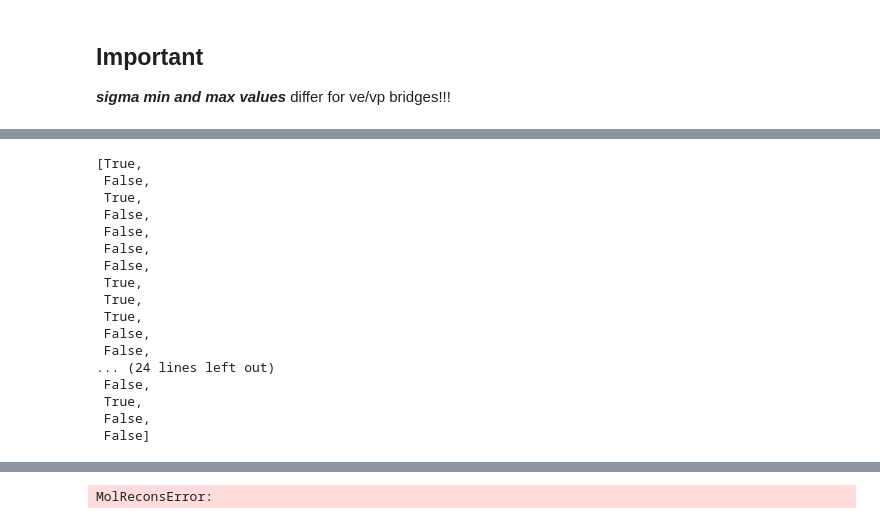
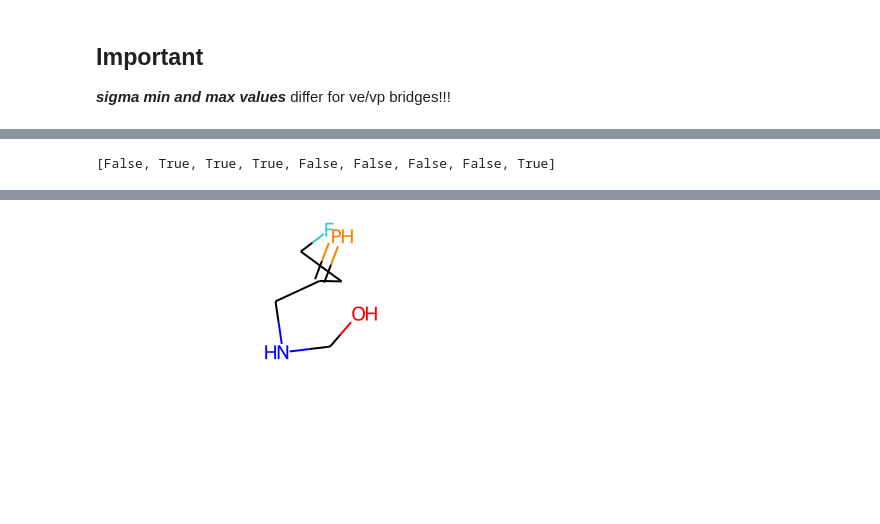
Before and after one commit to conghaowang/PP2Drug, a Jupyter notebook: src/notebooks/Sample.ipynb, the cells around one changed output, grey strips where cells are left out. Cells and saved outputs as stored; diff of their text form; code cells hidden in the pictures; blank space fills up the shorter version.

```diff
--- a/src/notebooks/Sample.ipynb
+++ b/src/notebooks/Sample.ipynb
@@ -292,4 +308,4 @@ tensor([[  2.4039,  -8.3499,  24.0440],
 # %%
-h_i = h[index_i][Gt_mask]
+h_i = h[index_i][Gt_mask[index_i]]
 h_i.size()
 # %% [output]
@@ -354,5 +374,9 @@ tensor([[0, 0, 0, 0, 0, 0, 1, 0, 0, 0, 0, 0, 0],
 # %%
 atom_index = h_class.detach().cpu()
-atom_type = get_atomic_number_from_index(atom_index)
+if h_onehot.size(-1) == 8:
+    index_to_atom_type = MAP_ATOMIC_NUMBER_TO_INDEX
+    atom_type = get_atomic_number_from_index(atom_index, index_to_atom_type=index_to_atom_type_aromatic)
+else:
+    atom_type = get_atomic_number_from_index(atom_index)
 atom_type
 # %% [output]
@@ -376,26 +384,13 @@ atom_type
 # %%
-atom_aromatic = is_aromatic_from_index(atom_index)
+if basic_mode:
+    atom_aromatic = None
+else:
+    atom_aromatic = is_aromatic_from_index(atom_index)
 atom_aromatic
 # %% [output]
-[True,
- False,
- True,
- False,
- False,
- False,
- False,
- True,
- True,
- True,
- False,
- False,
-... (24 lines left out)
- False,
- True,
- False,
- False]
+[False, True, True, True, False, False, False, False, True]
 # %%
 pos = x_i.detach().cpu().tolist()
-mol = reconstruct_from_generated(pos, atom_type, atom_aromatic)
+mol = reconstruct_from_generated(pos, atom_type, atom_aromatic, basic_mode)
 mol
 # %% [output]
@@ -404 +397 @@ mol
-MolReconsError:
+[figure, added]
```
Also changed, not shown: parts of 57 cells of this notebook, 6 other files.
